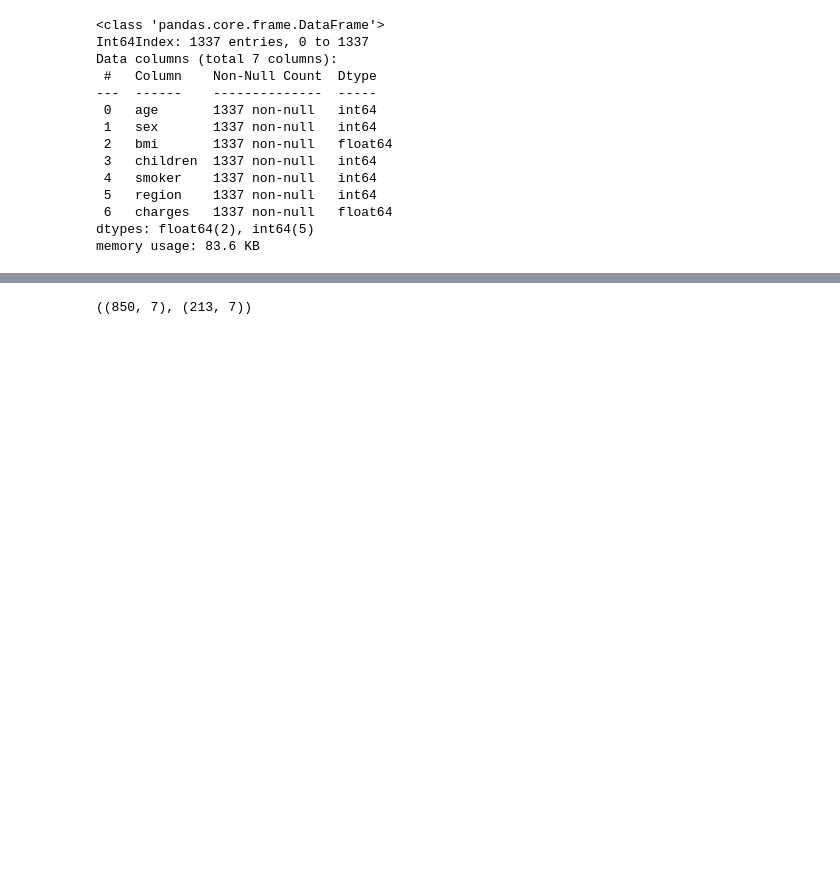
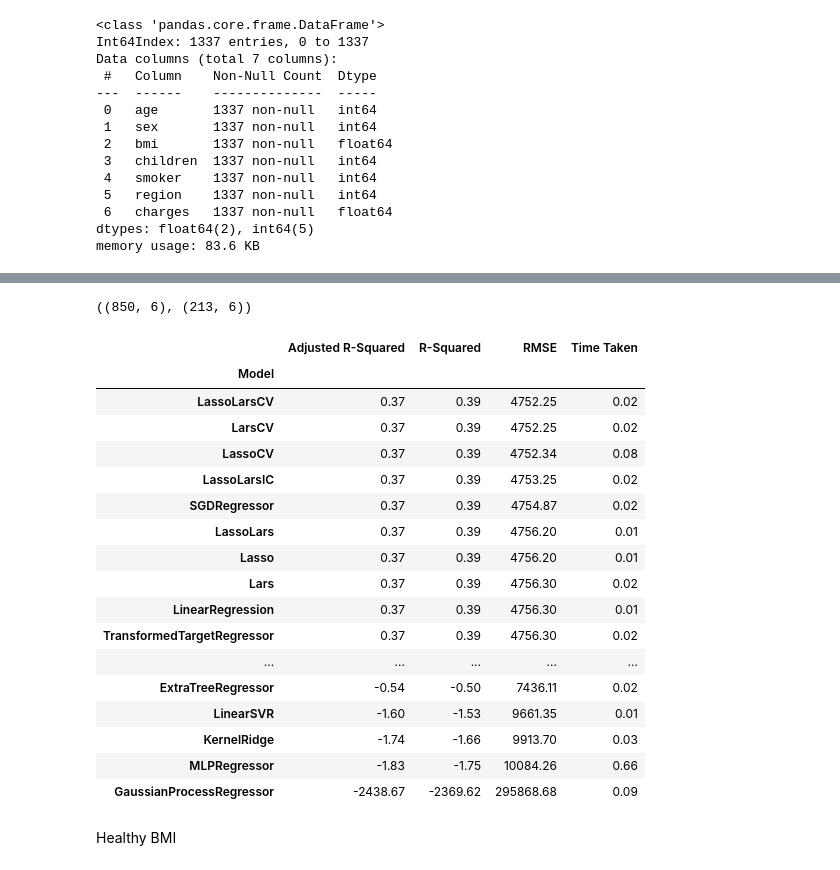
Before and after one commit to AnaGonBu/Proyecto_google, a Jupyter notebook: resume.ipynb, the cells around one changed output, grey strips where cells are left out. Drawn from its saved outputs; the diff is of its cells as text; code cells hidden in the pictures; blank space fills up the shorter version.

```diff
--- a/resume.ipynb
+++ b/resume.ipynb
@@ -401,6 +548,9 @@ dfnfum.sample(5)
+# %%
+X_nfum = dfnfum.drop('charges',axis=1)
+y_nfum= dfnfum['charges']
 # %%
 from sklearn.model_selection import train_test_split
-train, test = train_test_split( dfnfum, test_size=0.2, random_state=42,shuffle=True)
-train.shape, test.shape
+X_train_nfum, X_test_nfum, y_train_nfum, y_test_nfum = train_test_split( X_nfum, y_nfum, test_size=0.2, random_state=42)
+X_train_nfum.shape, X_test_nfum.shape
 # %% [output]
-((850, 7), (213, 7))
+((850, 6), (213, 6))
@@ -409,0 +557,25 @@ X = train
+# %%
+clf_nfum = LazyRegressor(verbose=0)
+models_nfum,predictions_nfum = clf_nfum.fit(X_train_nfum, X_test_nfum, y_train_nfum, y_test_nfum)
+models_nfum
+# %% [output]
+|  | Adjusted R-Squared | R-Squared | RMSE | Time Taken |
+| Model |  |  |  |  |
+| LassoLarsCV | 0.37 | 0.39 | 4752.25 | 0.02 |
+| LarsCV | 0.37 | 0.39 | 4752.25 | 0.02 |
+| LassoCV | 0.37 | 0.39 | 4752.34 | 0.08 |
+| LassoLarsIC | 0.37 | 0.39 | 4753.25 | 0.02 |
+| SGDRegressor | 0.37 | 0.39 | 4754.87 | 0.02 |
+| LassoLars | 0.37 | 0.39 | 4756.20 | 0.01 |
+| Lasso | 0.37 | 0.39 | 4756.20 | 0.01 |
+| Lars | 0.37 | 0.39 | 4756.30 | 0.02 |
+| LinearRegression | 0.37 | 0.39 | 4756.30 | 0.01 |
+| TransformedTargetRegressor | 0.37 | 0.39 | 4756.30 | 0.02 |
+| ... | ... | ... | ... | ... |
+| ExtraTreeRegressor | -0.54 | -0.50 | 7436.11 | 0.02 |
+| LinearSVR | -1.60 | -1.53 | 9661.35 | 0.01 |
+| KernelRidge | -1.74 | -1.66 | 9913.70 | 0.03 |
+| MLPRegressor | -1.83 | -1.75 | 10084.26 | 0.66 |
+| GaussianProcessRegressor | -2438.67 | -2369.62 | 295868.68 | 0.09 |
+# %% [markdown]
+Healthy BMI
```
Also changed, not shown: parts of 51 cells of this notebook.
